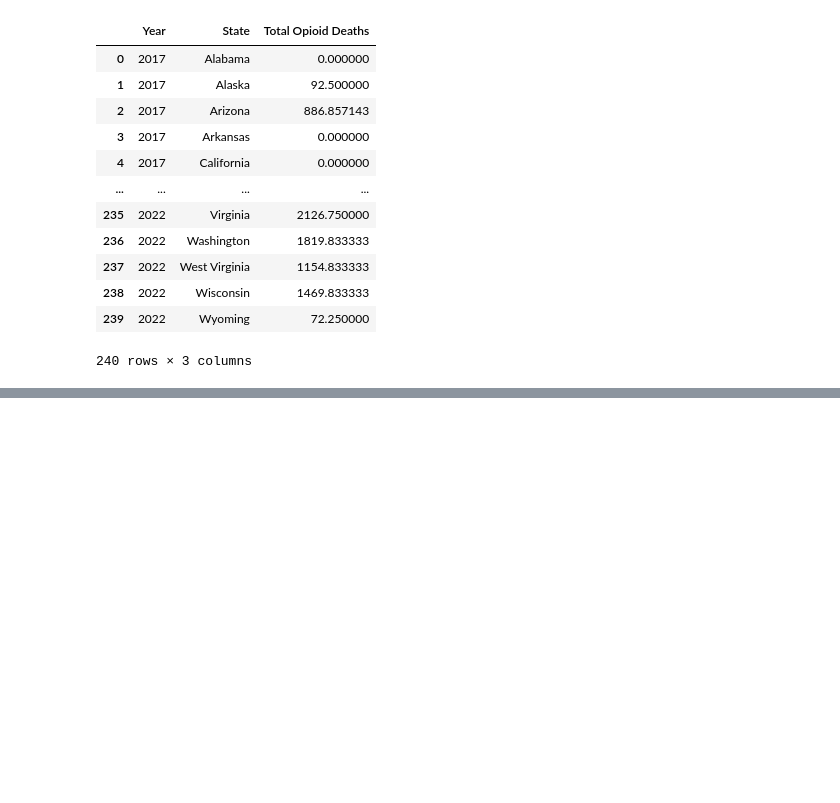
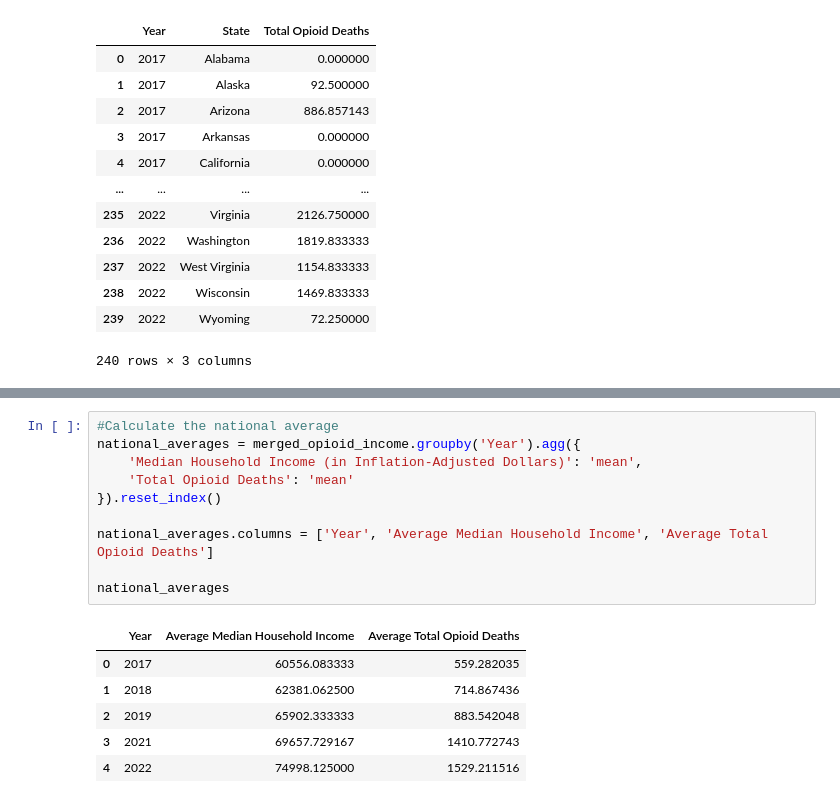
Before and after one commit to kikichan1/Project-1, a Jupyter notebook: Income_Notebook.ipynb, the cells around one changed output, grey strips where cells are left out. Cells and saved outputs as stored; diff of their text form; blank space fills up the shorter version.

```diff
--- a/Income_Notebook.ipynb
+++ b/Income_Notebook.ipynb
@@ -550,3 +530,20 @@ plt.grid(True)
 plt.show()
 # %% [output]
 [figure]
+# %%
+#Calculate the national average
+national_averages = merged_opioid_income.groupby('Year').agg({
+    'Median Household Income (in Inflation-Adjusted Dollars)': 'mean',
+    'Total Opioid Deaths': 'mean'
+}).reset_index()
+
+national_averages.columns = ['Year', 'Average Median Household Income', 'Average Total Opioid Deaths']
+
+national_averages
+# %% [output]
+|  | Year | Average Median Household Income | Average Total Opioid Deaths |
+| 0 | 2017 | 60556.083333 | 559.282035 |
+| 1 | 2018 | 62381.062500 | 714.867436 |
+| 2 | 2019 | 65902.333333 | 883.542048 |
+| 3 | 2021 | 69657.729167 | 1410.772743 |
+| 4 | 2022 | 74998.125000 | 1529.211516 |
```
Also changed, not shown: parts of 11 cells of this notebook.
